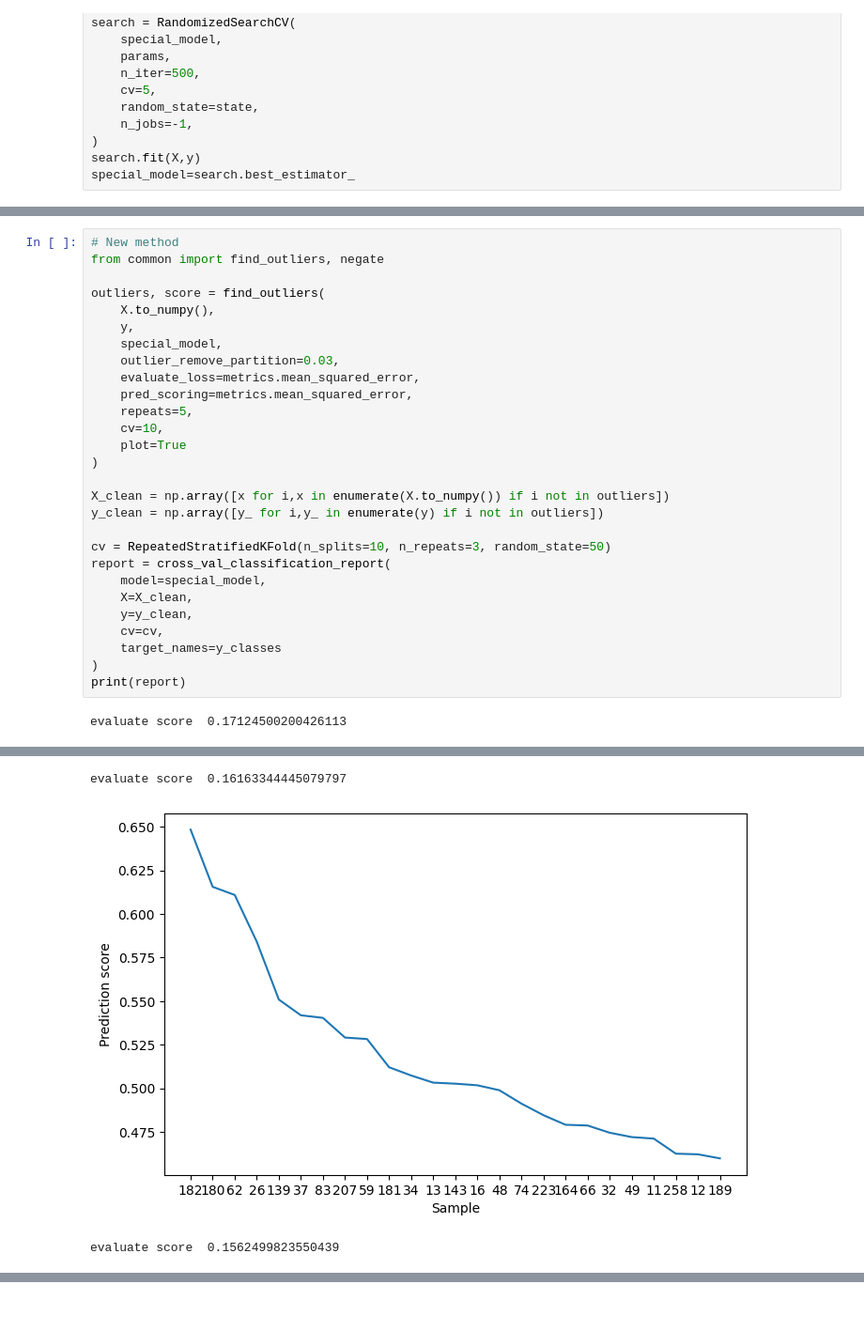
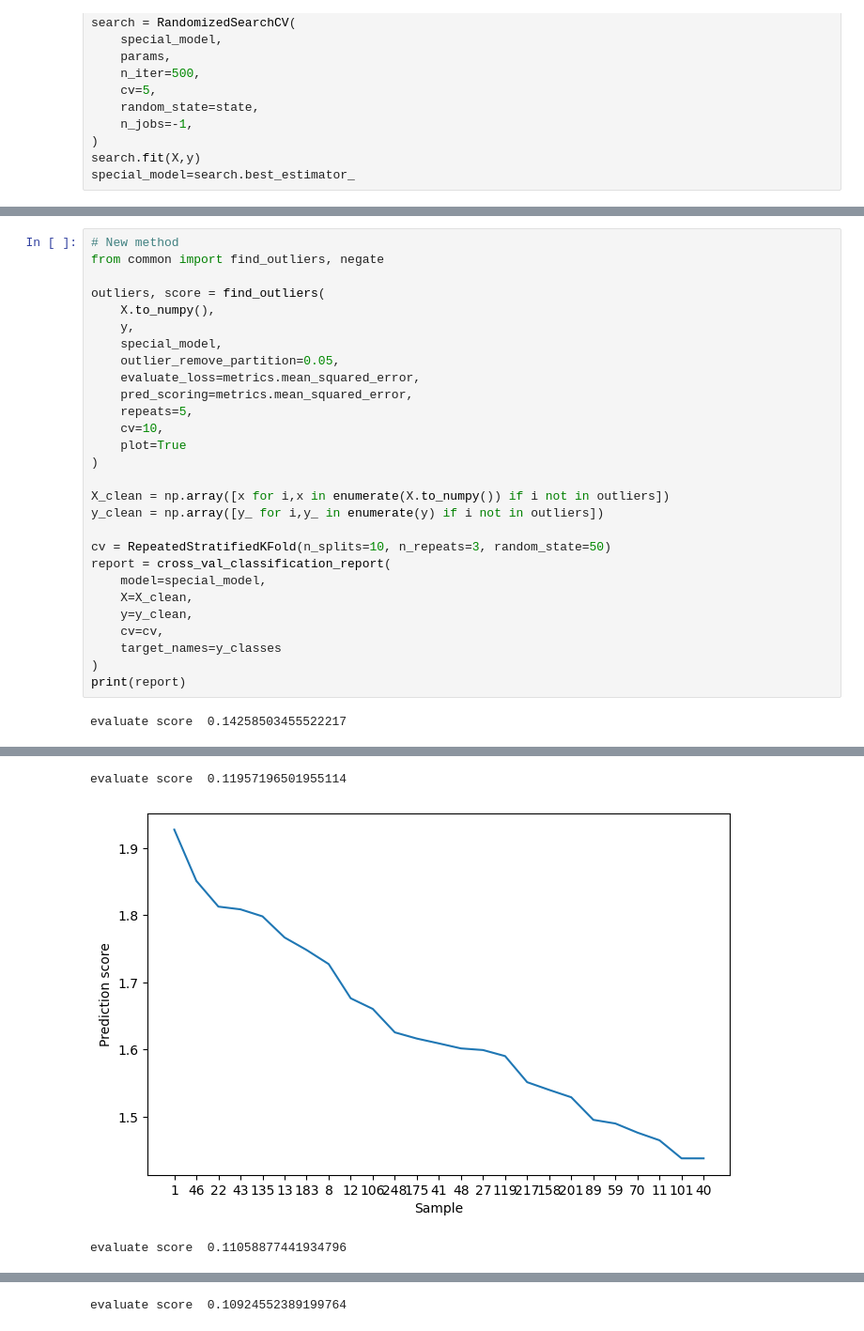
Before and after one commit to Kemsekov/python-outliers-detector, a Jupyter notebook: outlier_classification.ipynb, the cells around one changed output, grey strips where cells are left out. Shown at 94% size. Drawn from its saved outputs; the diff is of its cells as text.

```diff
--- a/outlier_classification.ipynb
+++ b/outlier_classification.ipynb
@@ -68,7 +68,7 @@ outliers, score = find_outliers(
     X.to_numpy(),
     y,
     special_model,
-    outlier_remove_partition=0.03,
+    outlier_remove_partition=0.05,
     evaluate_loss=metrics.mean_squared_error,
     pred_scoring=metrics.mean_squared_error,
     repeats=5,
@@ -89,4 +89,4 @@ report = cross_val_classification_report(
 )
 print(report)
 # %% [output]
-evaluate score  0.17124500200426113
+evaluate score  0.14258503455522217
@@ -94,3 +94,3 @@ evaluate score  0.17124500200426113
-evaluate score  0.16163344445079797
+evaluate score  0.11957196501955114
-[figure, old version]
+[figure, new version]
-evaluate score  0.1562499823550439
+evaluate score  0.11058877441934796
@@ -108,0 +100 @@ weighted avg       0.78      0.78      0.75       852
+evaluate score  0.10924552389199764
```
Also changed, not shown: parts of 2 cells of this notebook, 1 other file.
